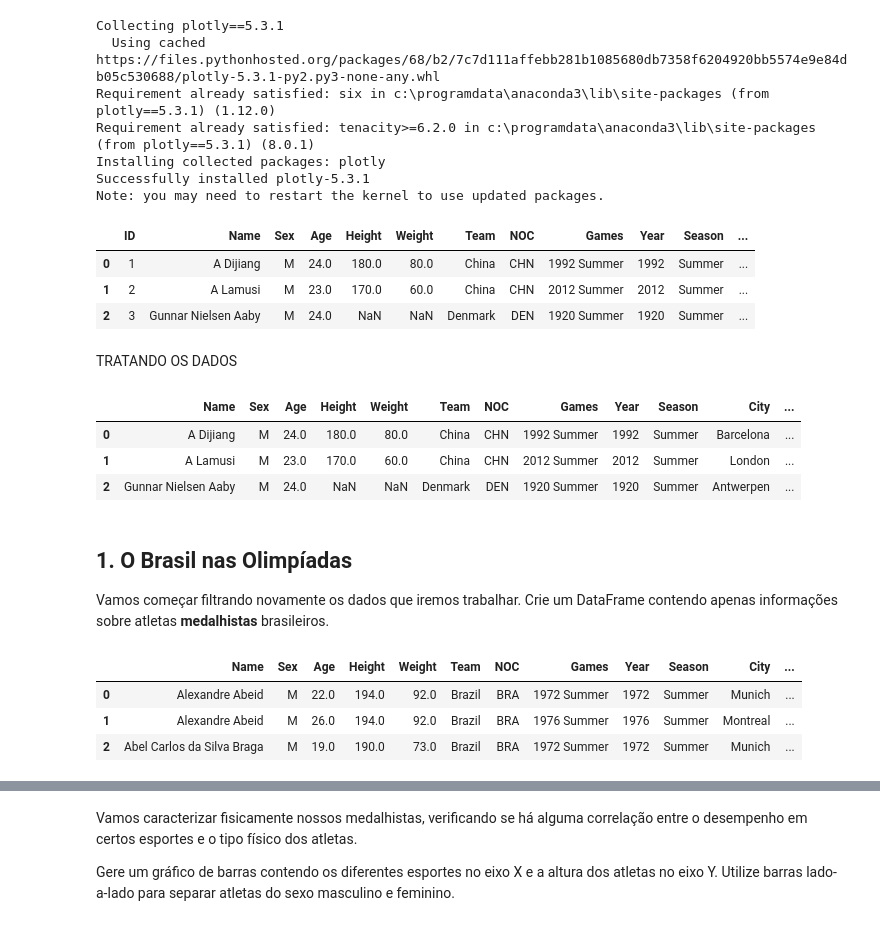
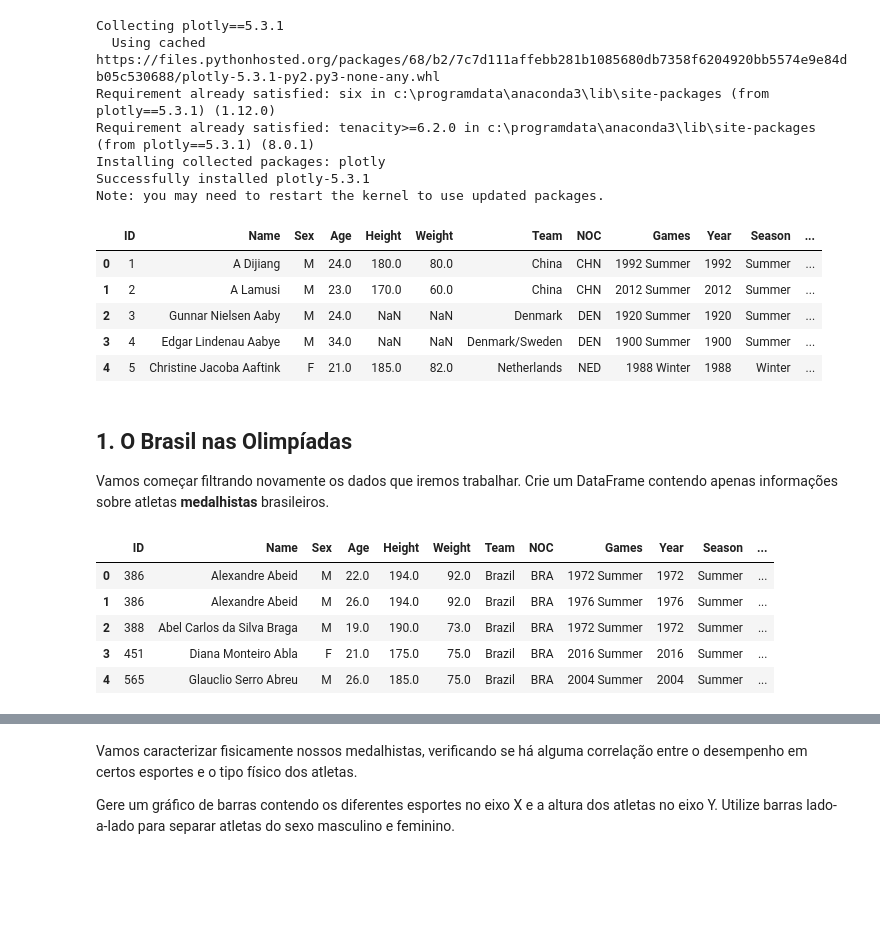
Before and after one commit to lhenriquear/DataViz-Lets, a Jupyter notebook: Projeto_Dataviz (1).ipynb, the cells around one changed output, grey strips where cells are left out. Cells and saved outputs as stored; diff of their text form; code cells hidden in the pictures; blank space fills up the shorter version.

Commit message:
[FIX] Removidos os tratamentos dos dados em duplicidade

```diff
--- a/Projeto_Dataviz (1).ipynb
+++ b/Projeto_Dataviz (1).ipynb
@@ -34,29 +34,14 @@ import matplotlib.pyplot as plt
 #rcParams['figure.figsize'] = 5,4
 sns.set_style('whitegrid')
 df = pd.read_csv('athlete_events (1).csv')
-df.head(3)
+df.head()
 # %% [output]
 |  | ID | Name | Sex | Age | Height | Weight | Team | NOC | Games | Year | Season | ... |
 | 0 | 1 | A Dijiang | M | 24.0 | 180.0 | 80.0 | China | CHN | 1992 Summer | 1992 | Summer | ... |
 | 1 | 2 | A Lamusi | M | 23.0 | 170.0 | 60.0 | China | CHN | 2012 Summer | 2012 | Summer | ... |
 | 2 | 3 | Gunnar Nielsen Aaby | M | 24.0 | NaN | NaN | Denmark | DEN | 1920 Summer | 1920 | Summer | ... |
+| 3 | 4 | Edgar Lindenau Aabye | M | 34.0 | NaN | NaN | Denmark/Sweden | DEN | 1900 Summer | 1900 | Summer | ... |
+| 4 | 5 | Christine Jacoba Aaftink | F | 21.0 | 185.0 | 82.0 | Netherlands | NED | 1988 Winter | 1988 | Winter | ... |
-# %% [markdown]
-TRATANDO OS DADOS
-# %%
-# RETIRAR COLUNA 'ID' USANDO O "drop" com "inplace=True" --> df_dados_olimpicos
-df.drop(columns=['ID'],inplace=True)
-# %%
-# REMOVENDO DUPLICADOS
-df.drop_duplicates(inplace=True)
-# %%
-# TRATANDO NÚMERO DE MEDALHAS COLETIVAS PARA CONTAR COMO UMA
-df.drop_duplicates(subset=['Team','NOC','Games','Year','City','Sport','Event','Medal'])
-df.head(3)
-# %% [output]
-|  | Name | Sex | Age | Height | Weight | Team | NOC | Games | Year | Season | City | ... |
-| 0 | A Dijiang | M | 24.0 | 180.0 | 80.0 | China | CHN | 1992 Summer | 1992 | Summer | Barcelona | ... |
-| 1 | A Lamusi | M | 23.0 | 170.0 | 60.0 | China | CHN | 2012 Summer | 2012 | Summer | London | ... |
-| 2 | Gunnar Nielsen Aaby | M | 24.0 | NaN | NaN | Denmark | DEN | 1920 Summer | 1920 | Summer | Antwerpen | ... |
 # %% [markdown]
 ## 1. O Brasil nas Olimpíadas
 
@@ -64,13 +49,15 @@ Vamos começar filtrando novamente os dados que iremos trabalhar. Crie um DataFr
 # %%
 brasil = ['Brazil']
 df_atletas_br = df[df.Team.isin(brasil)]
 df_brasil_olimpico = df_atletas_br.reset_index()
 del df_brasil_olimpico['index']
-df_brasil_olimpico.head(3)
+df_brasil_olimpico.head()
 # %% [output]
-|  | Name | Sex | Age | Height | Weight | Team | NOC | Games | Year | Season | City | ... |
-| 0 | Alexandre Abeid | M | 22.0 | 194.0 | 92.0 | Brazil | BRA | 1972 Summer | 1972 | Summer | Munich | ... |
-| 1 | Alexandre Abeid | M | 26.0 | 194.0 | 92.0 | Brazil | BRA | 1976 Summer | 1976 | Summer | Montreal | ... |
-| 2 | Abel Carlos da Silva Braga | M | 19.0 | 190.0 | 73.0 | Brazil | BRA | 1972 Summer | 1972 | Summer | Munich | ... |
+|  | ID | Name | Sex | Age | Height | Weight | Team | NOC | Games | Year | Season | ... |
+| 0 | 386 | Alexandre Abeid | M | 22.0 | 194.0 | 92.0 | Brazil | BRA | 1972 Summer | 1972 | Summer | ... |
+| 1 | 386 | Alexandre Abeid | M | 26.0 | 194.0 | 92.0 | Brazil | BRA | 1976 Summer | 1976 | Summer | ... |
+| 2 | 388 | Abel Carlos da Silva Braga | M | 19.0 | 190.0 | 73.0 | Brazil | BRA | 1972 Summer | 1972 | Summer | ... |
+| 3 | 451 | Diana Monteiro Abla | F | 21.0 | 175.0 | 75.0 | Brazil | BRA | 2016 Summer | 2016 | Summer | ... |
+| 4 | 565 | Glauclio Serro Abreu | M | 26.0 | 185.0 | 75.0 | Brazil | BRA | 2004 Summer | 2004 | Summer | ... |
 # %%
 df_brasil_olimpico.dropna(inplace = True)
```
Also changed, not shown: parts of 11 cells of this notebook.
